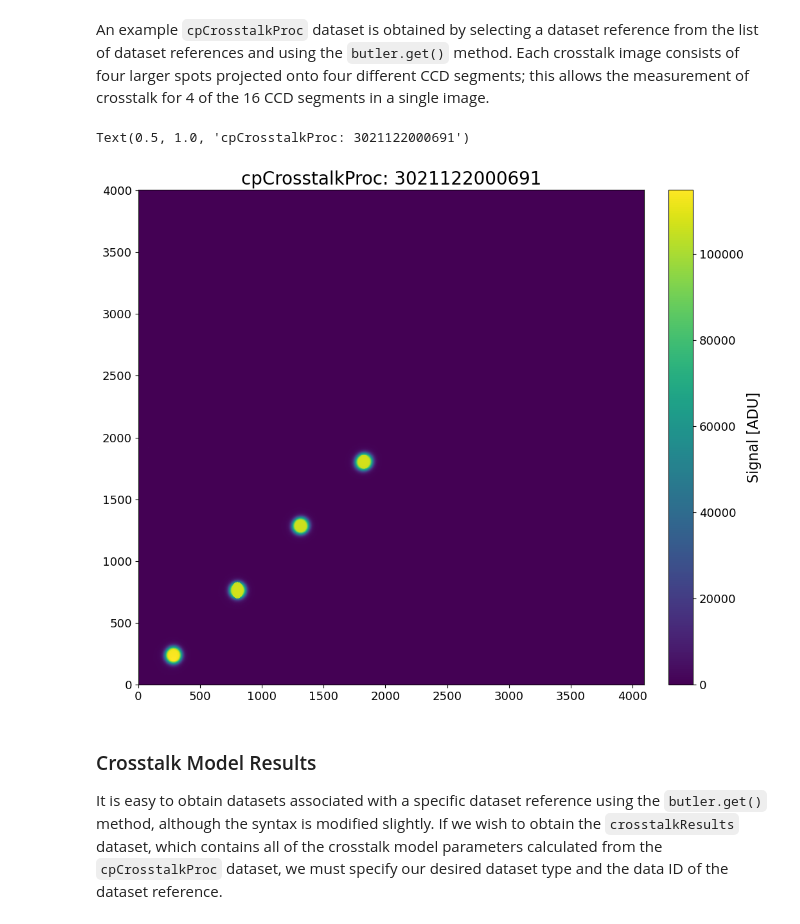
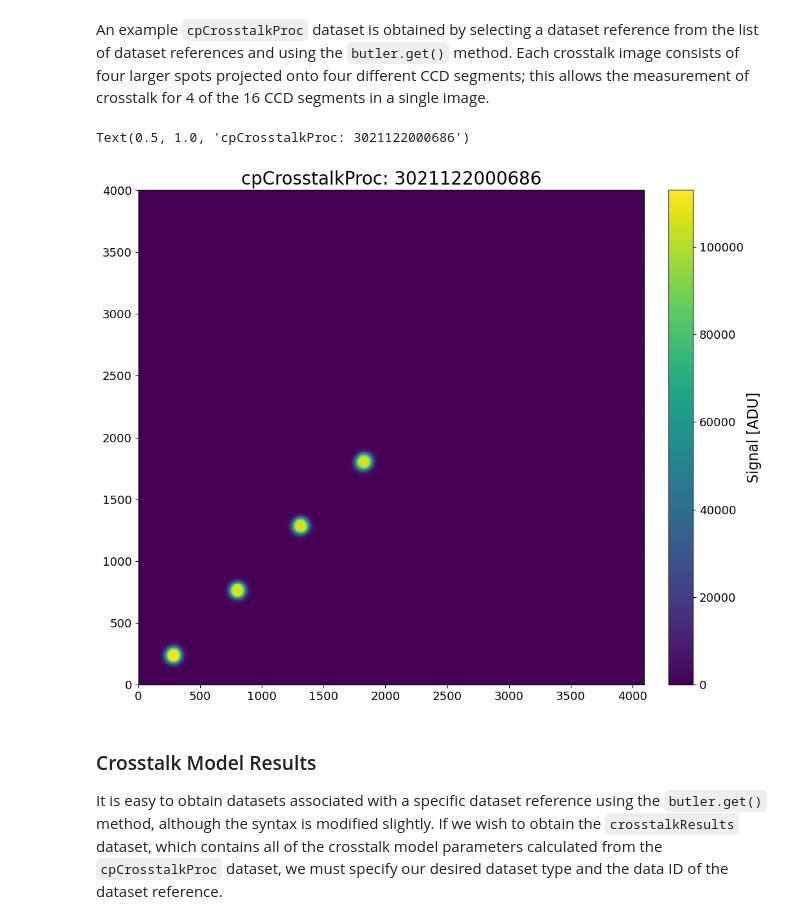
Before and after one commit to Snyder005/mixcoatl, a Jupyter notebook: notebooks/Example_CrosstalkResults.ipynb, the cells around one changed output. Saved outputs shown, nothing was run; the diff lists cells and outputs as text; code cells hidden in the pictures.

```diff
--- a/notebooks/Example_CrosstalkResults.ipynb
+++ b/notebooks/Example_CrosstalkResults.ipynb
@@ -120,21 +120,21 @@ Number of calibrated images: 400
 An example `cpCrosstalkProc` dataset is obtained by selecting a dataset reference from the list of dataset references and using the `butler.get()` method. Each crosstalk image consists of four larger spots projected onto four different CCD segments; this allows the measurement of crosstalk for 4 of the 16 CCD segments in a single image.
 # %%
 ## Get single calibrated exposure
-ref = dataset_refs[345]
+ref = dataset_refs[340]
 calexp = butler.get(ref, collections=collections)
 
 ## Display calibrated image
 fig, ax = plt.subplots(1, 1, figsize=(12, 10), facecolor='white')
 im = ax.imshow(calexp.getImage().getArray(), interpolation='none', origin='lower')
 
 cbar = fig.colorbar(im, fraction=0.046, pad=0.04)
 cbar.set_label('Signal [ADU]', fontsize=16)
 cbar.ax.tick_params(labelsize=13)
 ax.tick_params(axis='both', which='major', labelsize=13)
 ax.set_title('cpCrosstalkProc: {0}'.format(ref.dataId['exposure']), fontsize=20)
 # %% [output]
-Text(0.5, 1.0, 'cpCrosstalkProc: 3021122000691')
+Text(0.5, 1.0, 'cpCrosstalkProc: 3021122000686')
-[figure, old version]
+[figure, new version]
 # %% [markdown]
 ### Crosstalk Model Results
 
```
Also changed, not shown: parts of 5 cells of this notebook, 3 other files.
